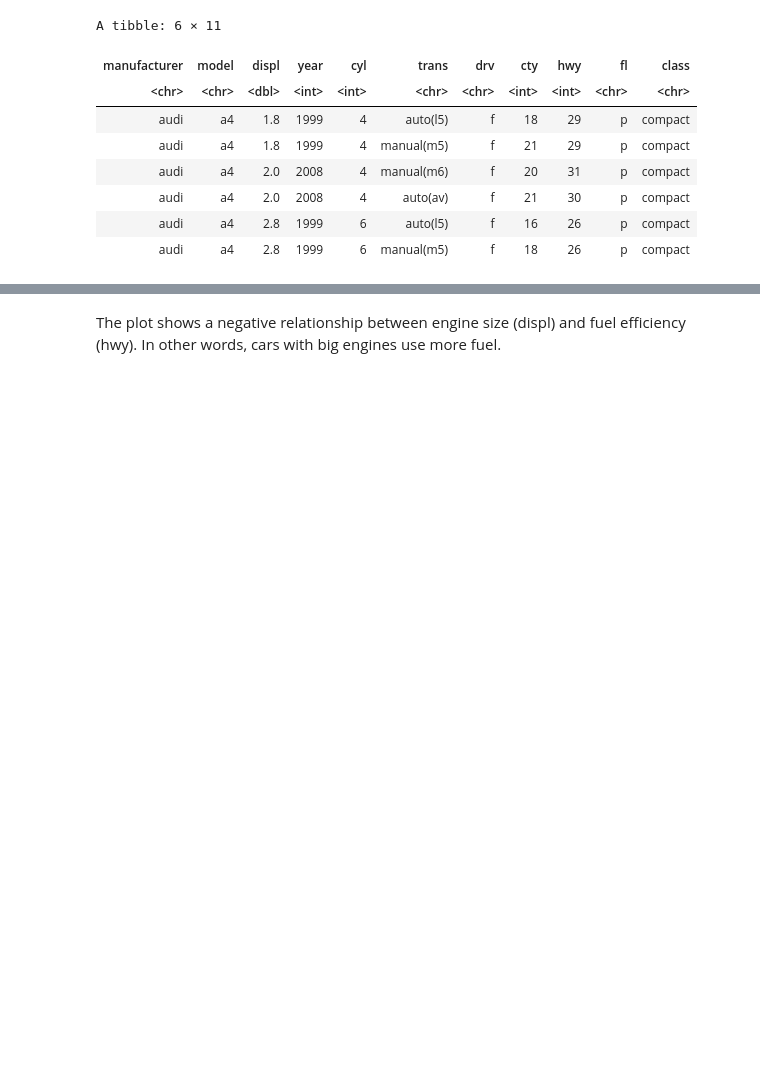
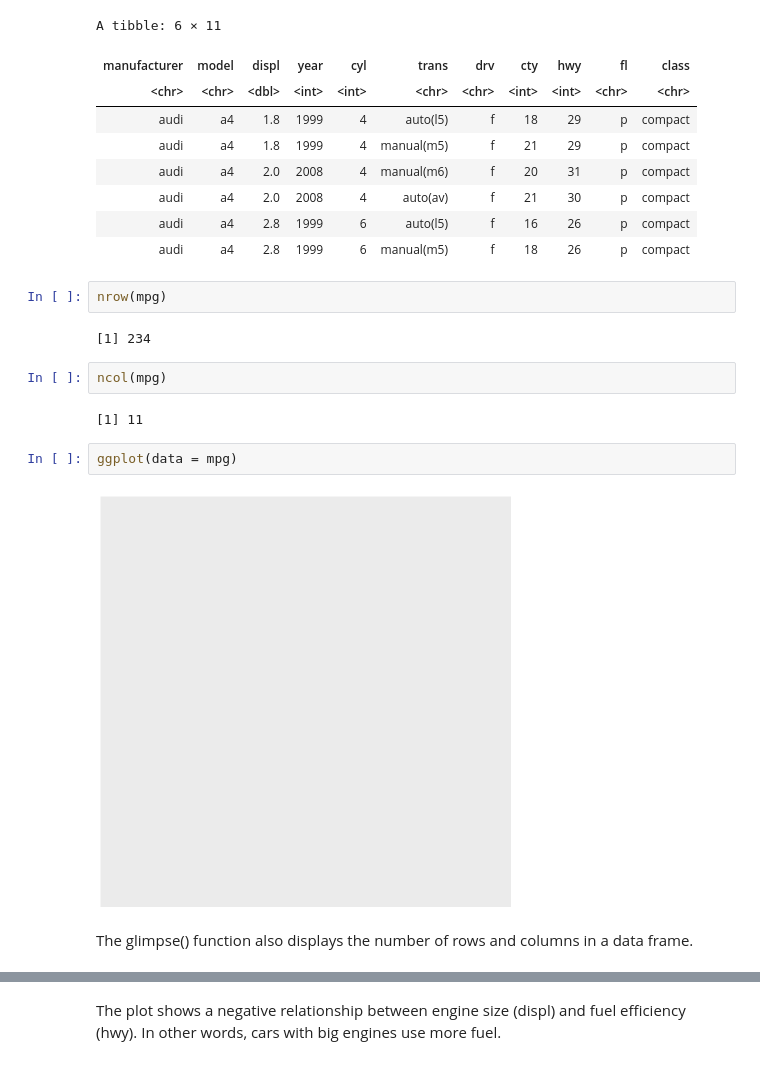
Before and after one commit to Vu-Viet-Phong/R, a Jupyter notebook: R-for-DS/Data-Visualisation.ipynb, the cells around one changed output, grey strips where cells are left out. Cells and saved outputs as stored; diff of their text form; blank space fills up the shorter version.

```diff
--- a/R-for-DS/Data-Visualisation.ipynb
+++ b/R-for-DS/Data-Visualisation.ipynb
@@ -14,3 +25,17 @@ A tibble: 6 × 11
 | audi | a4 | 2.0 | 2008 | 4 | auto(av) | f | 21 | 30 | p | compact |
 | audi | a4 | 2.8 | 1999 | 6 | auto(l5) | f | 16 | 26 | p | compact |
 | audi | a4 | 2.8 | 1999 | 6 | manual(m5) | f | 18 | 26 | p | compact |
+# %%
+nrow(mpg)
+# %% [output]
+[1] 234
+# %%
+ncol(mpg)
+# %% [output]
+[1] 11
+# %%
+ggplot(data = mpg)
+# %% [output]
+[figure, added]
+# %% [markdown]
+The glimpse() function also displays the number of rows and columns in a data frame.
```
Also changed, not shown: parts of 19 cells of this notebook.
